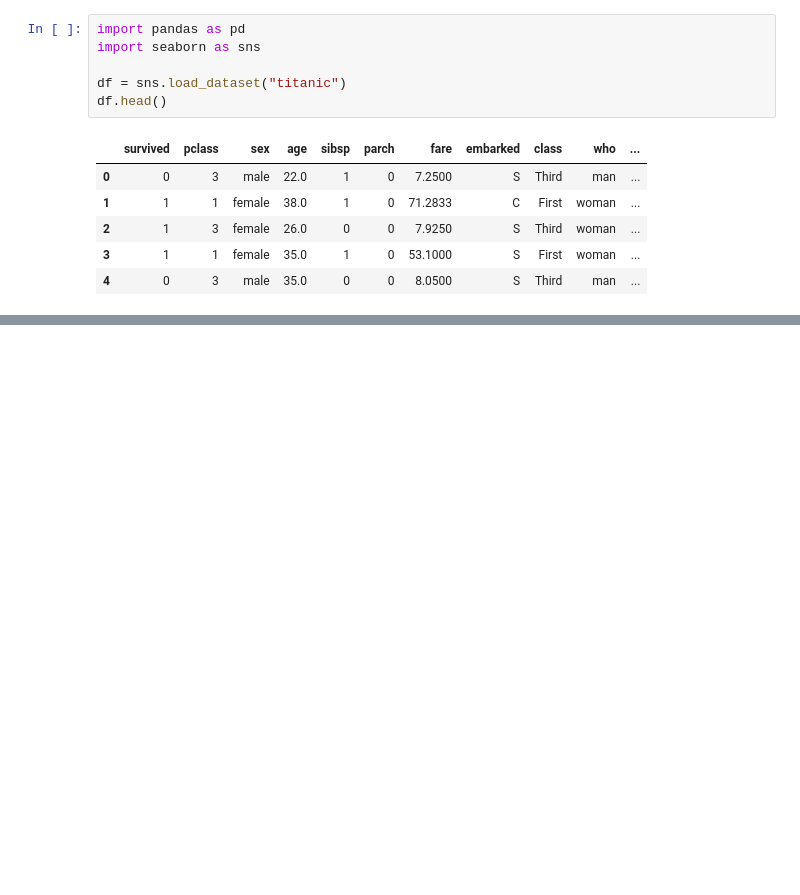
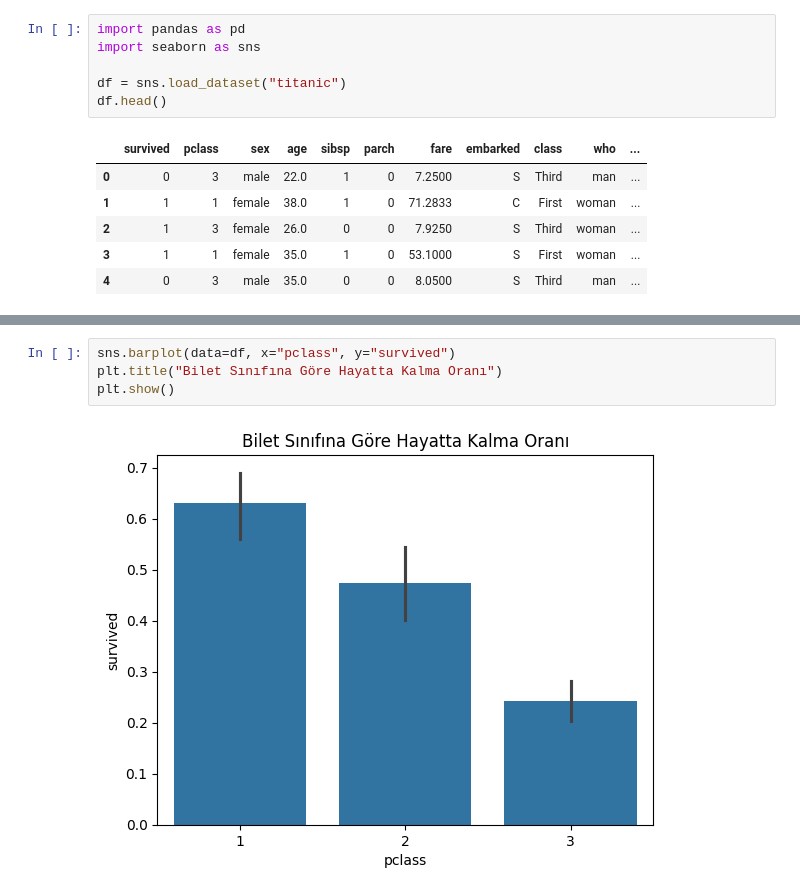
Before and after one commit to dilaraymercann/ml-supervised-learning, a Jupyter notebook: 01_titanic_classification.ipynb, the cells around one changed output, grey strips where cells are left out. Saved outputs shown, nothing was run; the diff lists cells and outputs as text; blank space fills up the shorter version.

```diff
--- a/01_titanic_classification.ipynb
+++ b/01_titanic_classification.ipynb
@@ -15,0 +73,6 @@ df.head()
+# %%
+sns.barplot(data=df, x="pclass", y="survived")
+plt.title("Bilet Sınıfına Göre Hayatta Kalma Oranı")
+plt.show()
+# %% [output]
+[figure, added]
```
Also changed, not shown: parts of 5 cells of this notebook.
